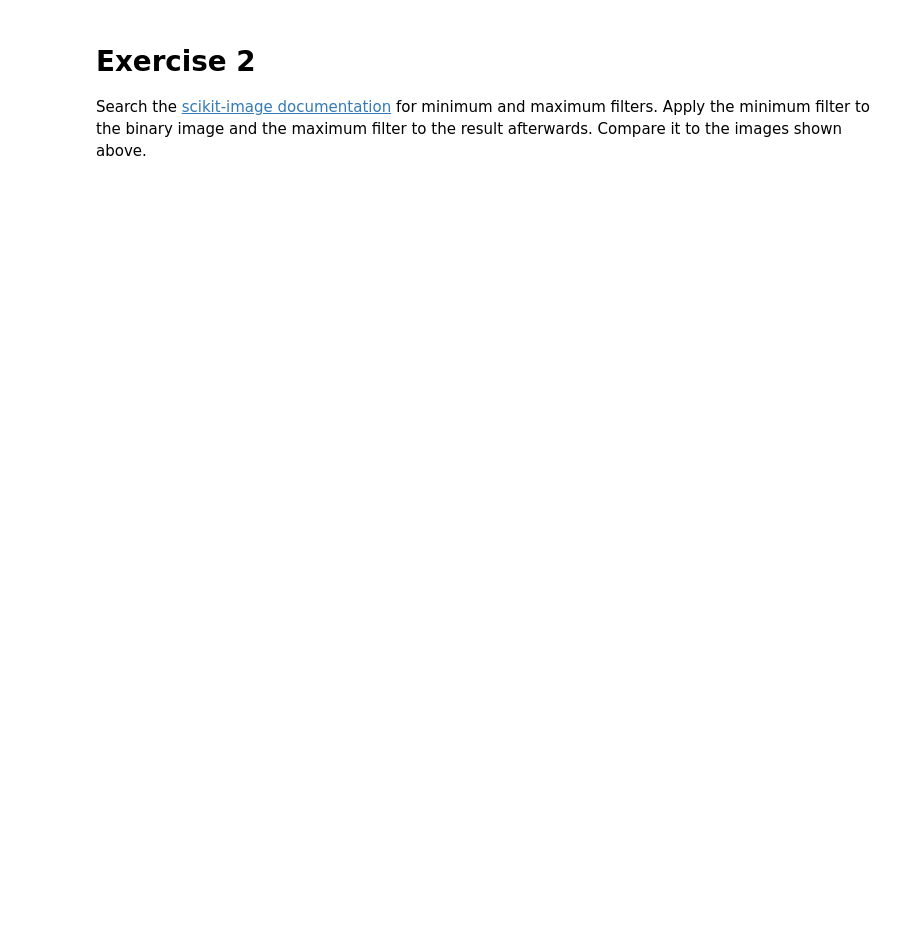
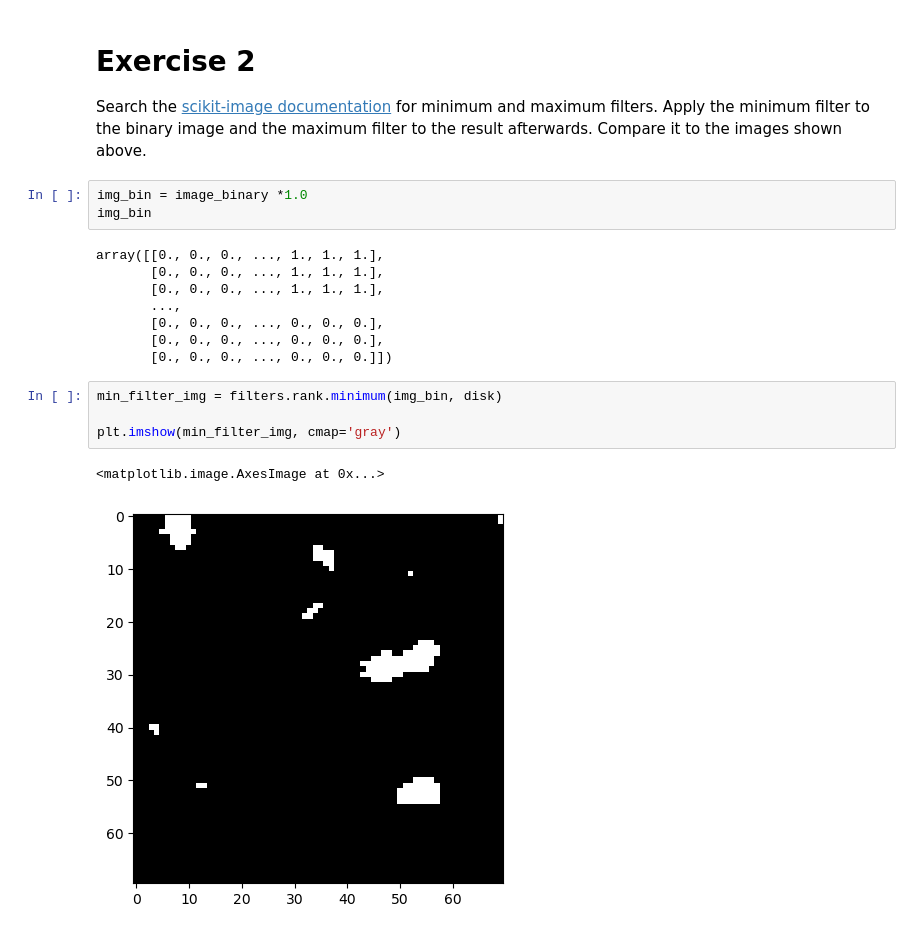
Before and after one commit to phon1e/random_ML_gooo, a Jupyter notebook: ML/bio_img_py/img_proc/08_Morphological_operations.ipynb, the cells around one changed output. Drawn from its saved outputs; the diff is of its cells as text; blank space fills up the shorter version.

```diff
--- a/ML/bio_img_py/img_proc/08_Morphological_operations.ipynb
+++ b/ML/bio_img_py/img_proc/08_Morphological_operations.ipynb
@@ -81,3 +88,21 @@ There is also a _closing_ operation. Apply it to the binary image.
 # %% [markdown]
 # Exercise 2
 Search the [scikit-image documentation](https://scikit-image.org/) for minimum and maximum filters. Apply the minimum filter to the binary image and the maximum filter to the result afterwards. Compare it to the images shown above.
+# %%
+img_bin = image_binary *1.0
+img_bin
+# %% [output]
+array([[0., 0., 0., ..., 1., 1., 1.],
+       [0., 0., 0., ..., 1., 1., 1.],
+       [0., 0., 0., ..., 1., 1., 1.],
+       ...,
+       [0., 0., 0., ..., 0., 0., 0.],
+       [0., 0., 0., ..., 0., 0., 0.],
+       [0., 0., 0., ..., 0., 0., 0.]])
+# %%
+min_filter_img = filters.rank.minimum(img_bin, disk)
+
+plt.imshow(min_filter_img, cmap='gray')
+# %% [output]
+<matplotlib.image.AxesImage at 0x...>
+[figure, added]
```
Also changed, not shown: parts of 2 cells of this notebook.
